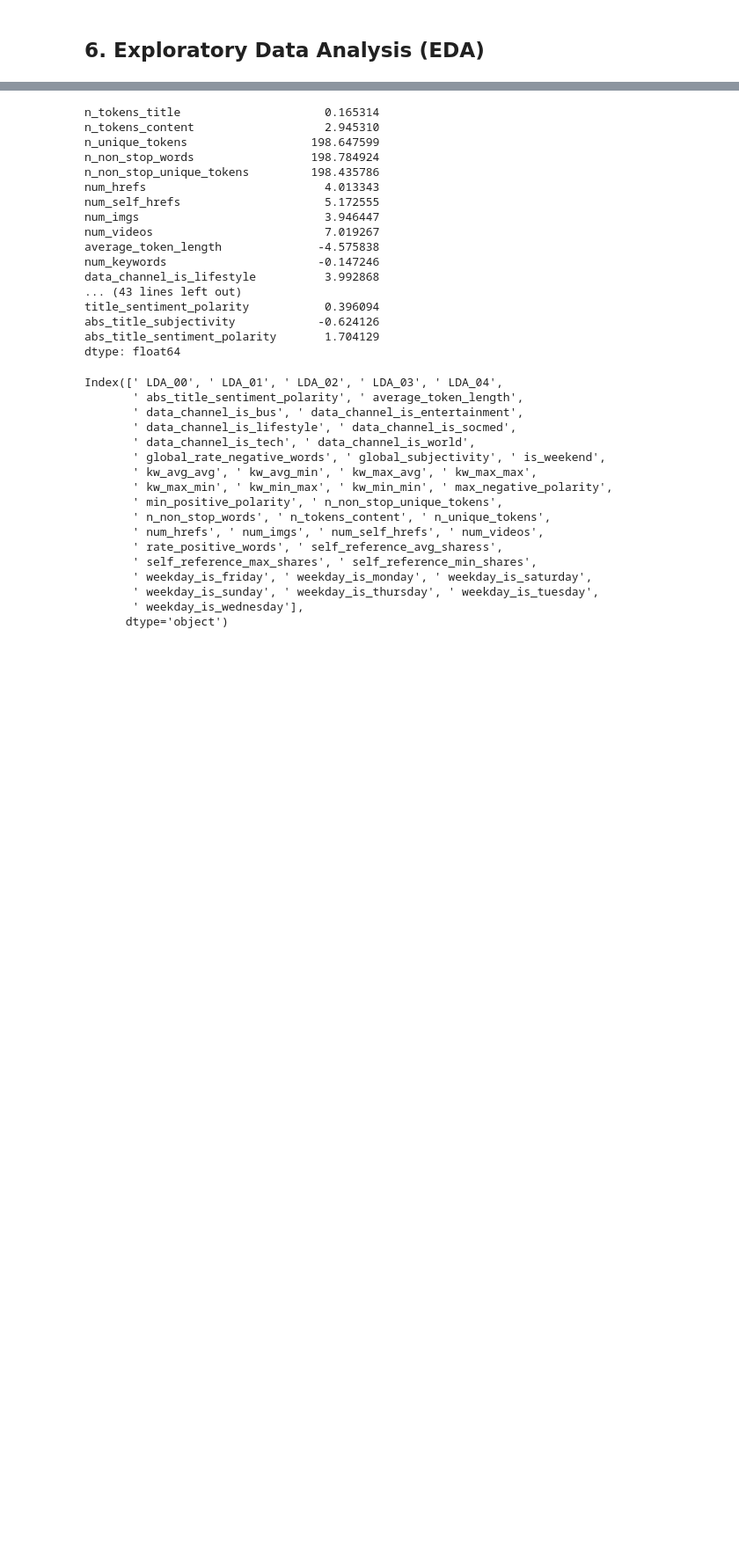
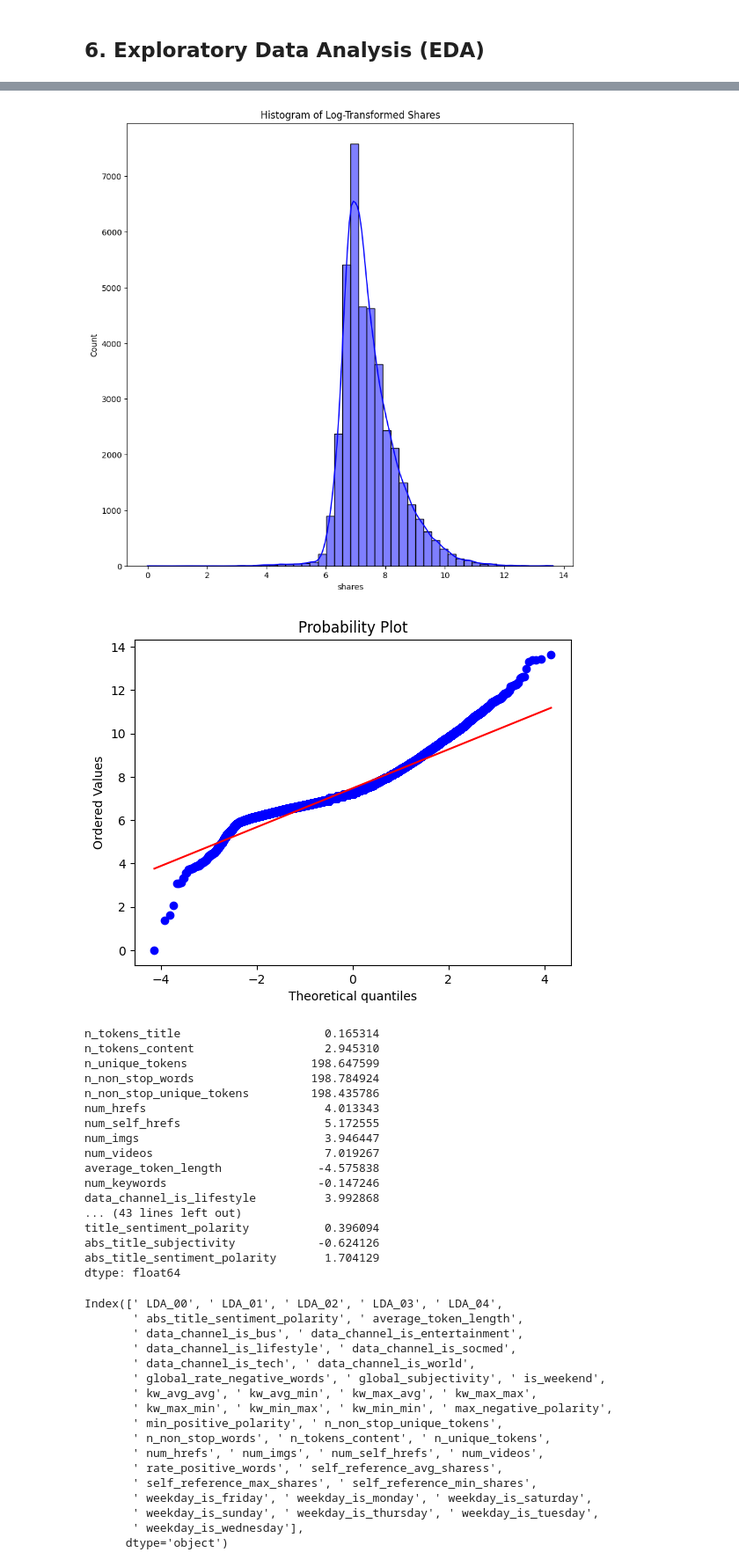
Before and after one commit to JoelJoshi2002/Online-News-Popularity-Prediction, a Jupyter notebook: phase_3.ipynb, the cells around one changed output, grey strips where cells are left out. Shown at 88% size. Cells and saved outputs as stored; diff of their text form; code cells hidden in the pictures; blank space fills up the shorter version.

```diff
--- a/phase_3.ipynb
+++ b/phase_3.ipynb
@@ -278,3 +337,18 @@ data.columns = data.columns.str.strip()
+# %%
+# Apply log transformation directly on 'shares' column in 'data'
+data.loc[data['shares'] > 0, 'shares'] = np.log(data.loc[data['shares'] > 0, 'shares'])
+
+# Plot transformed histogram and normal probability plot
+fig, ax = plt.subplots(figsize=(10, 10))
+sns.histplot(data['shares'], kde=True, bins=50, color='blue')
+plt.title("Histogram of Log-Transformed Shares")
+
+fig = plt.figure()
+res = probplot(data['shares'], plot=plt)
+plt.show()
+# %% [output]
+[figure, added]
+[figure, added]
 # %%
 # Calculate skewness for each numerical feature
 numerical_features = features_raw.select_dtypes(include=[np.number]).columns
```
Also changed, not shown: parts of 44 cells of this notebook.
